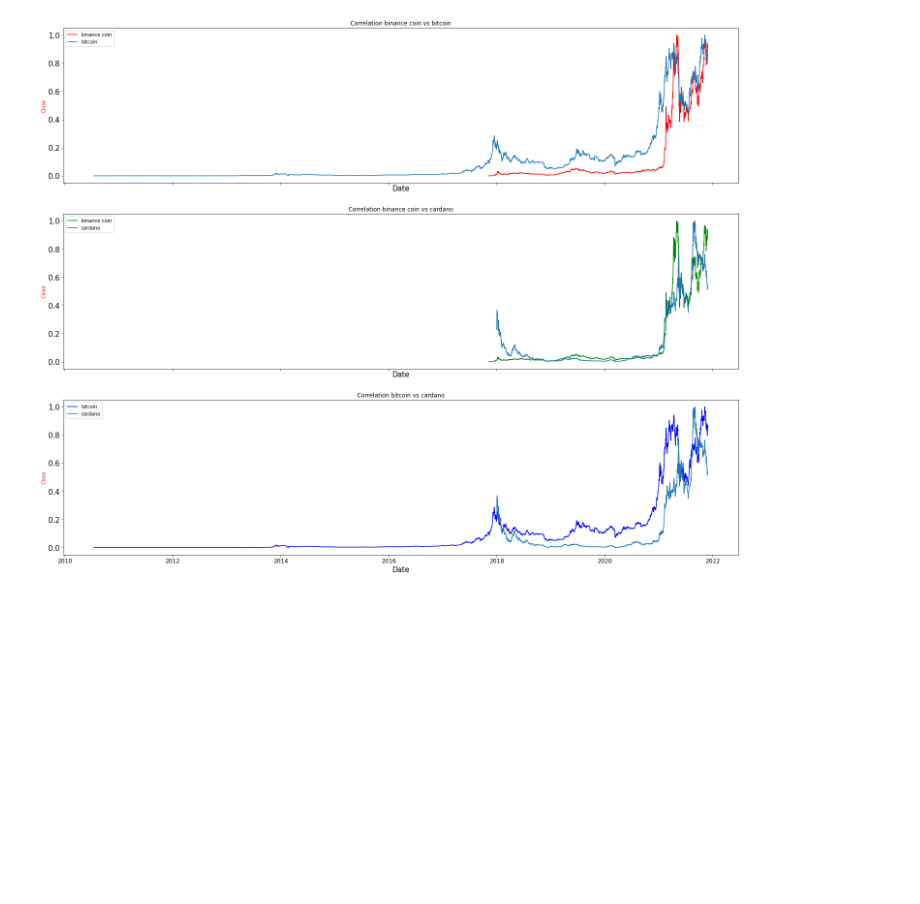
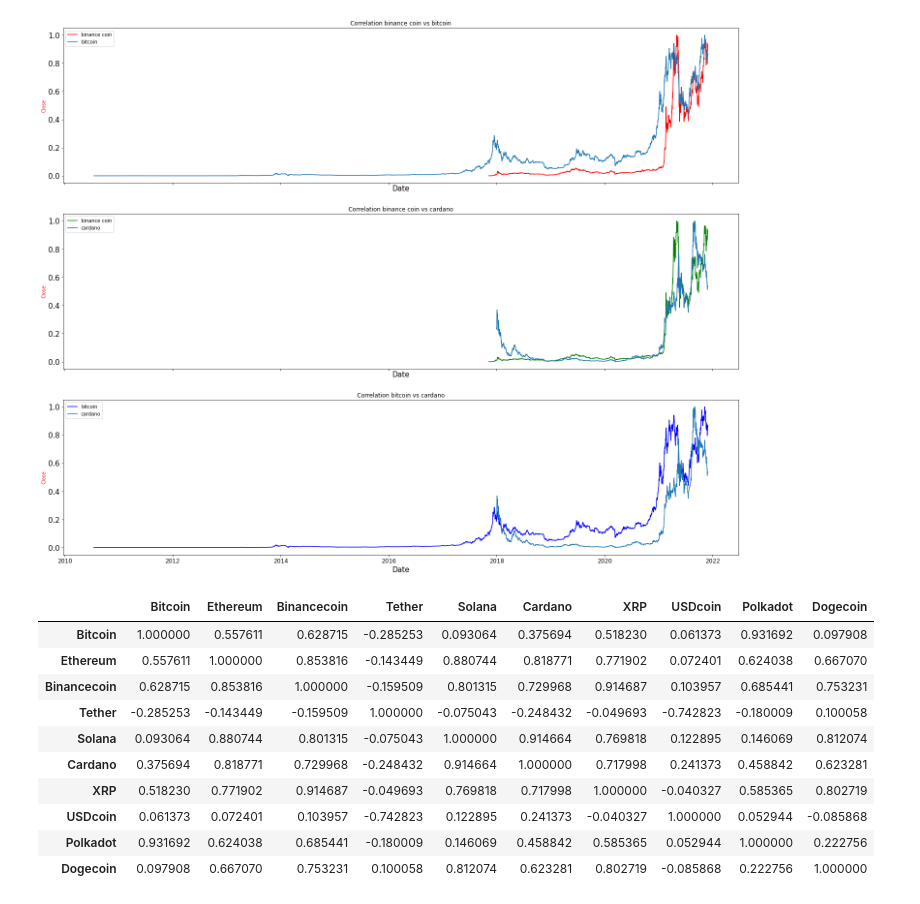
Before and after one commit to cato20/cryptocurrencies-ds, a Jupyter notebook: notebooks/Model_Price_Prediction.ipynb, the cells around one changed output. Cells and saved outputs as stored; diff of their text form; code cells hidden in the pictures; blank space fills up the shorter version.

```diff
--- a/notebooks/Model_Price_Prediction.ipynb
+++ b/notebooks/Model_Price_Prediction.ipynb
@@ -440,3 +441,29 @@ for index,element in enumerate(correlation_coins, start=0):
     ax.legend()
 # %% [output]
 [figure]
+# %%
+crypto = pd.DataFrame()
+crypto['Bitcoin']=top_10_2021[0].Close.rolling(7).mean()
+crypto['Ethereum']=top_10_2021[1].Close.rolling(7).mean()
+crypto['Binancecoin']=top_10_2021[2].Close.rolling(7).mean()
+crypto['Tether']=top_10_2021[3].Close.rolling(7).mean()
+crypto['Solana']=top_10_2021[4].Close.rolling(7).mean()
+crypto['Cardano']=top_10_2021[5].Close.rolling(7).mean()
+crypto['XRP']=top_10_2021[6].Close.rolling(7).mean()
+crypto['USDcoin']=top_10_2021[7].Close.rolling(7).mean()
+crypto['Polkadot']=top_10_2021[8].Close.rolling(7).mean()
+crypto['Dogecoin']=top_10_2021[9].Close.rolling(7).mean()
+
+crypto.corr()
+# %% [output]
+|  | Bitcoin | Ethereum | Binancecoin | Tether | Solana | Cardano | XRP | USDcoin | Polkadot | Dogecoin |
+| Bitcoin | 1.000000 | 0.557611 | 0.628715 | -0.285253 | 0.093064 | 0.375694 | 0.518230 | 0.061373 | 0.931692 | 0.097908 |
+| Ethereum | 0.557611 | 1.000000 | 0.853816 | -0.143449 | 0.880744 | 0.818771 | 0.771902 | 0.072401 | 0.624038 | 0.667070 |
+| Binancecoin | 0.628715 | 0.853816 | 1.000000 | -0.159509 | 0.801315 | 0.729968 | 0.914687 | 0.103957 | 0.685441 | 0.753231 |
+| Tether | -0.285253 | -0.143449 | -0.159509 | 1.000000 | -0.075043 | -0.248432 | -0.049693 | -0.742823 | -0.180009 | 0.100058 |
+| Solana | 0.093064 | 0.880744 | 0.801315 | -0.075043 | 1.000000 | 0.914664 | 0.769818 | 0.122895 | 0.146069 | 0.812074 |
+| Cardano | 0.375694 | 0.818771 | 0.729968 | -0.248432 | 0.914664 | 1.000000 | 0.717998 | 0.241373 | 0.458842 | 0.623281 |
+| XRP | 0.518230 | 0.771902 | 0.914687 | -0.049693 | 0.769818 | 0.717998 | 1.000000 | -0.040327 | 0.585365 | 0.802719 |
+| USDcoin | 0.061373 | 0.072401 | 0.103957 | -0.742823 | 0.122895 | 0.241373 | -0.040327 | 1.000000 | 0.052944 | -0.085868 |
+| Polkadot | 0.931692 | 0.624038 | 0.685441 | -0.180009 | 0.146069 | 0.458842 | 0.585365 | 0.052944 | 1.000000 | 0.222756 |
+| Dogecoin | 0.097908 | 0.667070 | 0.753231 | 0.100058 | 0.812074 | 0.623281 | 0.802719 | -0.085868 | 0.222756 | 1.000000 |
```
Also changed, not shown: parts of 8 cells of this notebook.
